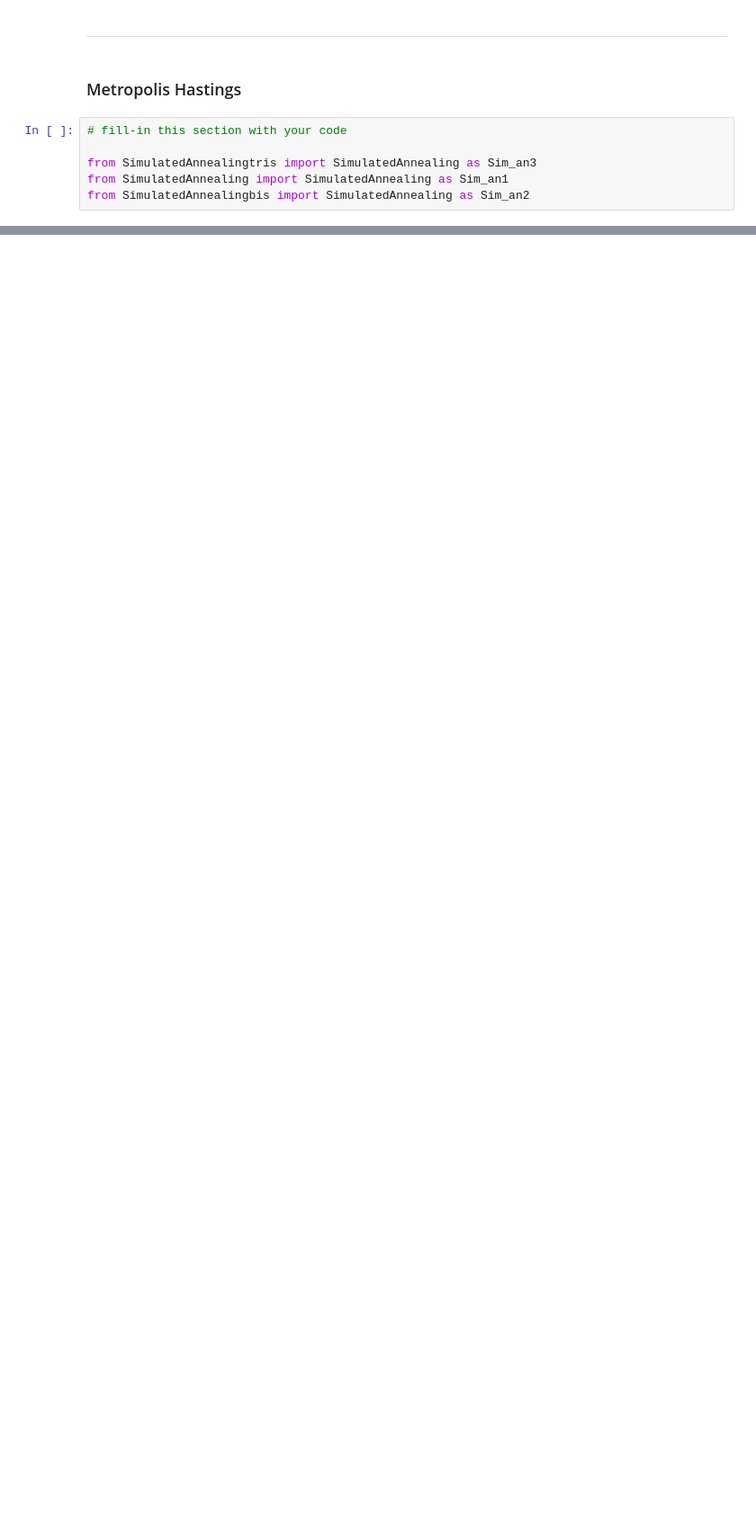
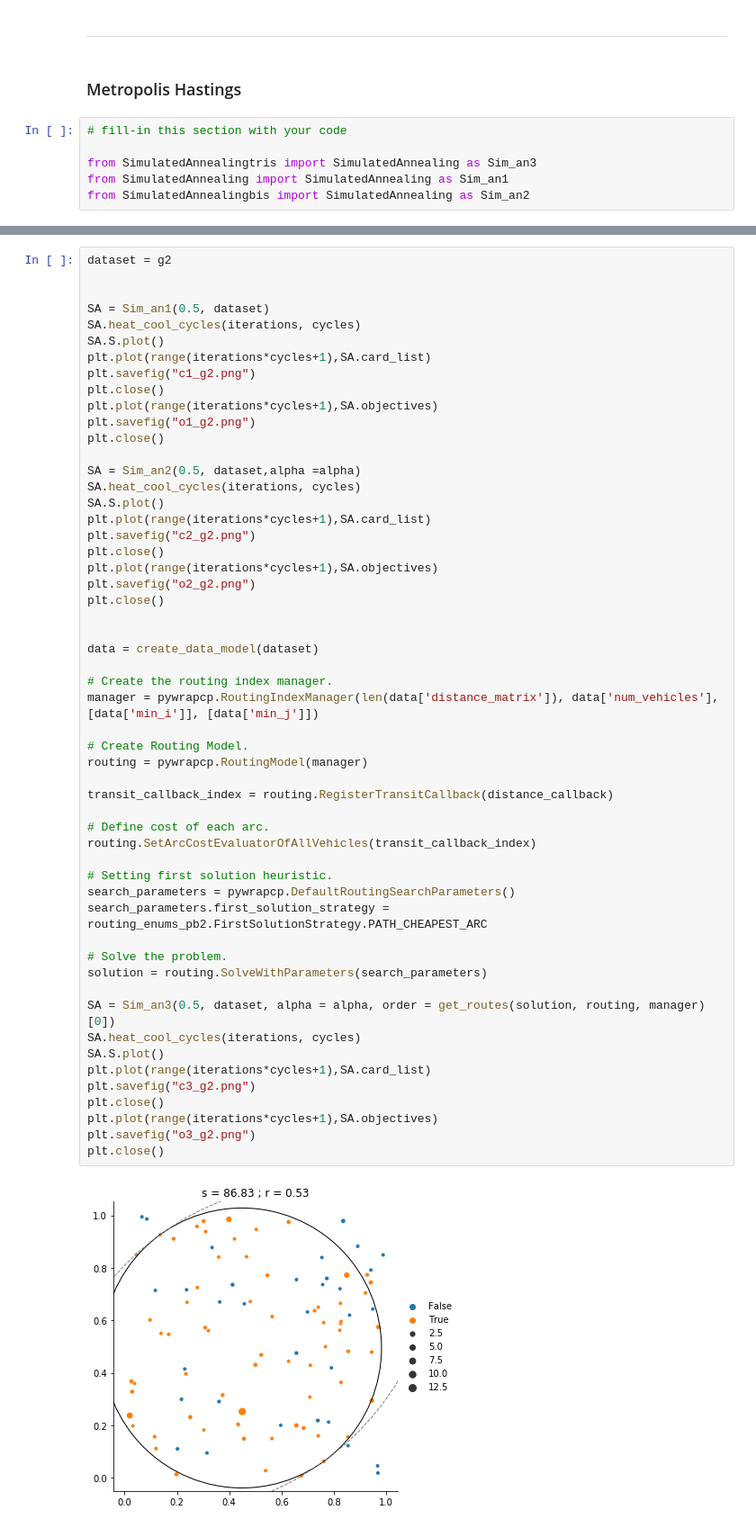
Before and after one commit to AmineCh1/Vokram_Chainzzz, a Jupyter notebook: model.ipynb, the cells around one changed output, grey strips where cells are left out. Shown at 90% size. Cells and saved outputs as stored; diff of their text form; blank space fills up the shorter version.

```diff
--- a/model.ipynb
+++ b/model.ipynb
@@ -332,0 +375,56 @@ plt.show()
+# %%
+dataset = g2
+
+
+SA = Sim_an1(0.5, dataset)
+SA.heat_cool_cycles(iterations, cycles)
+SA.S.plot()
+plt.plot(range(iterations*cycles+1),SA.card_list)
+plt.savefig("c1_g2.png")
+plt.close()
+plt.plot(range(iterations*cycles+1),SA.objectives)
+plt.savefig("o1_g2.png")
+plt.close()
+
+SA = Sim_an2(0.5, dataset,alpha =alpha)
+SA.heat_cool_cycles(iterations, cycles)
+SA.S.plot()
+plt.plot(range(iterations*cycles+1),SA.card_list)
+plt.savefig("c2_g2.png")
+plt.close()
+plt.plot(range(iterations*cycles+1),SA.objectives)
+plt.savefig("o2_g2.png")
+plt.close()
+
+
+data = create_data_model(dataset)
+
+# Create the routing index manager.
+manager = pywrapcp.RoutingIndexManager(len(data['distance_matrix']), data['num_vehicles'], [data['min_i']], [data['min_j']])
+
+# Create Routing Model.
+routing = pywrapcp.RoutingModel(manager)
+
+transit_callback_index = routing.RegisterTransitCallback(distance_callback)
+
+# Define cost of each arc.
+routing.SetArcCostEvaluatorOfAllVehicles(transit_callback_index)
+
+# Setting first solution heuristic.
+search_parameters = pywrapcp.DefaultRoutingSearchParameters()
+search_parameters.first_solution_strategy = routing_enums_pb2.FirstSolutionStrategy.PATH_CHEAPEST_ARC
+
+# Solve the problem.
+solution = routing.SolveWithParameters(search_parameters)
+
+SA = Sim_an3(0.5, dataset, alpha = alpha, order = get_routes(solution, routing, manager)[0])
+SA.heat_cool_cycles(iterations, cycles)
+SA.S.plot()
+plt.plot(range(iterations*cycles+1),SA.card_list)
+plt.savefig("c3_g2.png")
+plt.close()
+plt.plot(range(iterations*cycles+1),SA.objectives)
+plt.savefig("o3_g2.png")
+plt.close()
+# %% [output]
+[figure, added]
```
Also changed, not shown: parts of 15 cells of this notebook, 3 other files.
